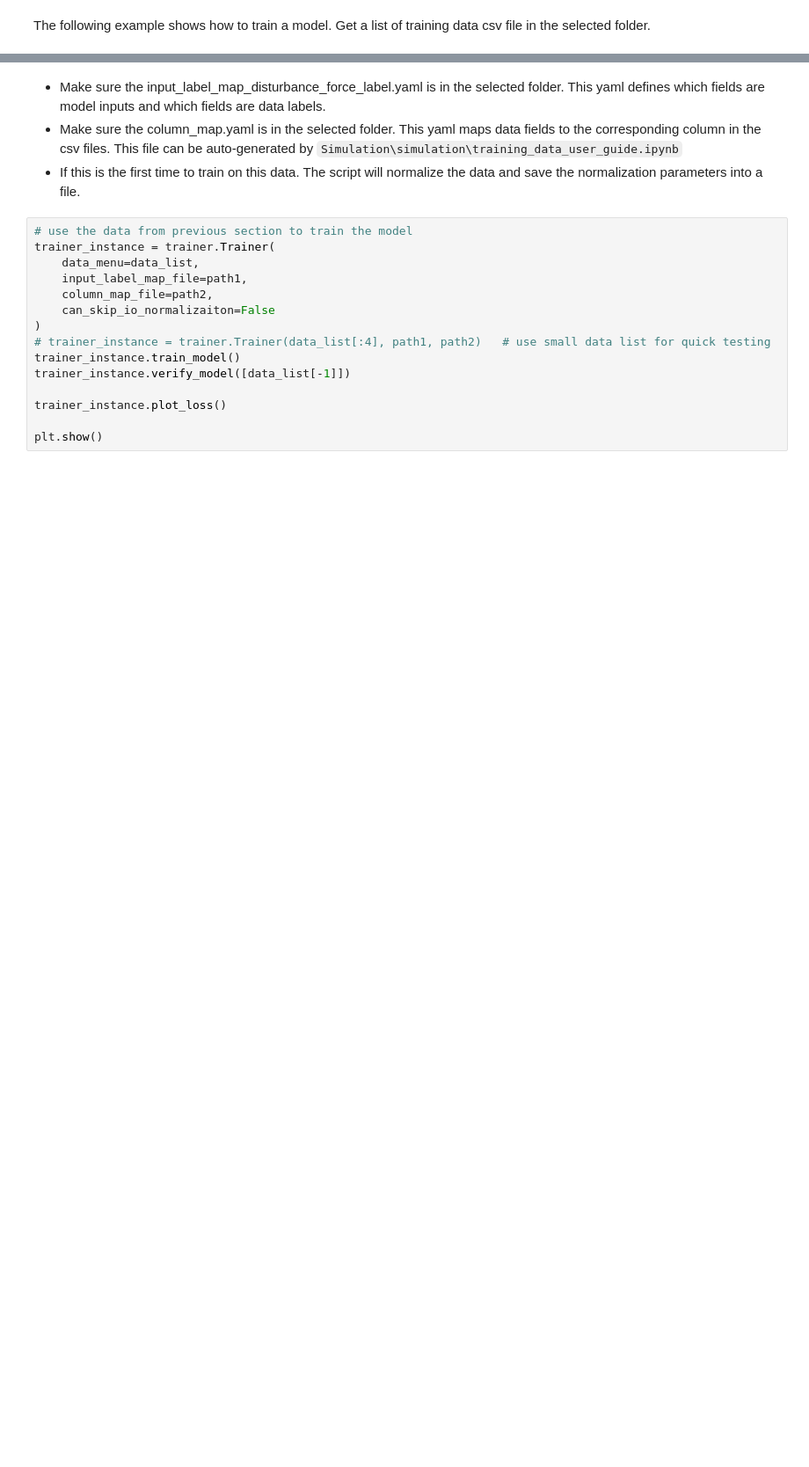
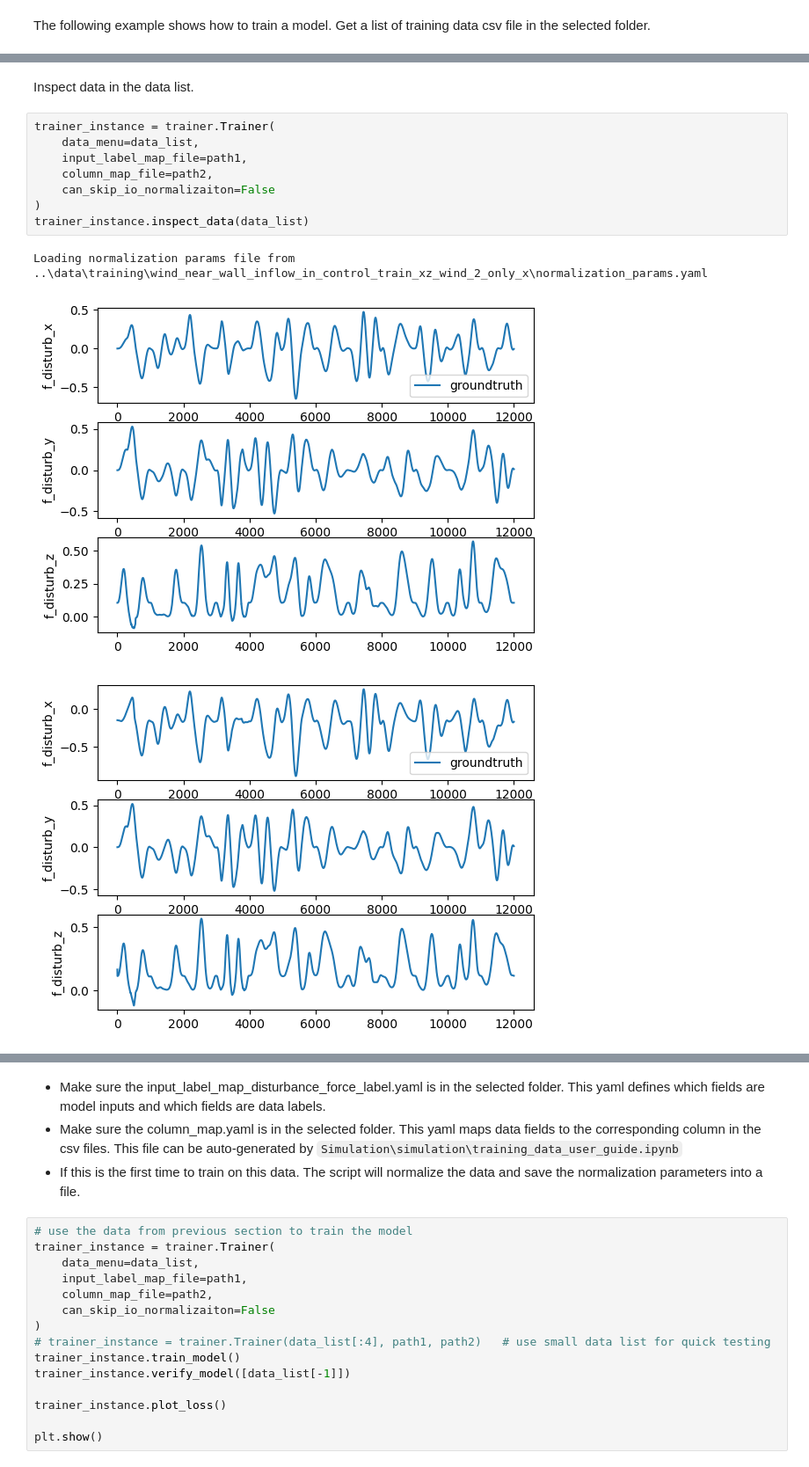
Before and after one commit to zzzzzzhym/DroneSimulator, a Jupyter notebook: learning/trainer_user_guide.ipynb, the cells around one changed output, grey strips where cells are left out. Shown at 88% size. Cells and saved outputs as stored; diff of their text form; blank space fills up the shorter version.

Commit message:
bug fix in trainer

```diff
--- a/learning/trainer_user_guide.ipynb
+++ b/learning/trainer_user_guide.ipynb
@@ -28,3 +29,18 @@ wind_near_wall_inflow_in_control_train_xz_wind_2_only_x\test_wind_near_wall_x0_0
 wind_near_wall_inflow_in_control_train_xz_wind_2_only_x\test_wind_near_wall_xn1_0_y0_0_z0_0_d0_5_inflow.csv
 wind_near_wall_inflow_in_control_train_xz_wind_2_only_x\test_wind_near_wall_xn3_0_y0_0_z0_0_d0_5_inflow.csv
 wind_near_wall_inflow_in_control_train_xz_wind_2_only_x\test_wind_near_wall_xn5_0_y0_0_z0_0_d0_5_inflow.csv
+# %% [markdown]
+Inspect data in the data list.
+# %%
+trainer_instance = trainer.Trainer(
+    data_menu=data_list,
+    input_label_map_file=path1,
+    column_map_file=path2,
+    can_skip_io_normalizaiton=False
+)
+trainer_instance.inspect_data(data_list)
+# %% [output]
+Loading normalization params file from
+..\data\training\wind_near_wall_inflow_in_control_train_xz_wind_2_only_x\normalization_params.yaml
+[figure, added]
+[figure, added]
```
Also changed, not shown: parts of 4 cells of this notebook, 12 other files.
